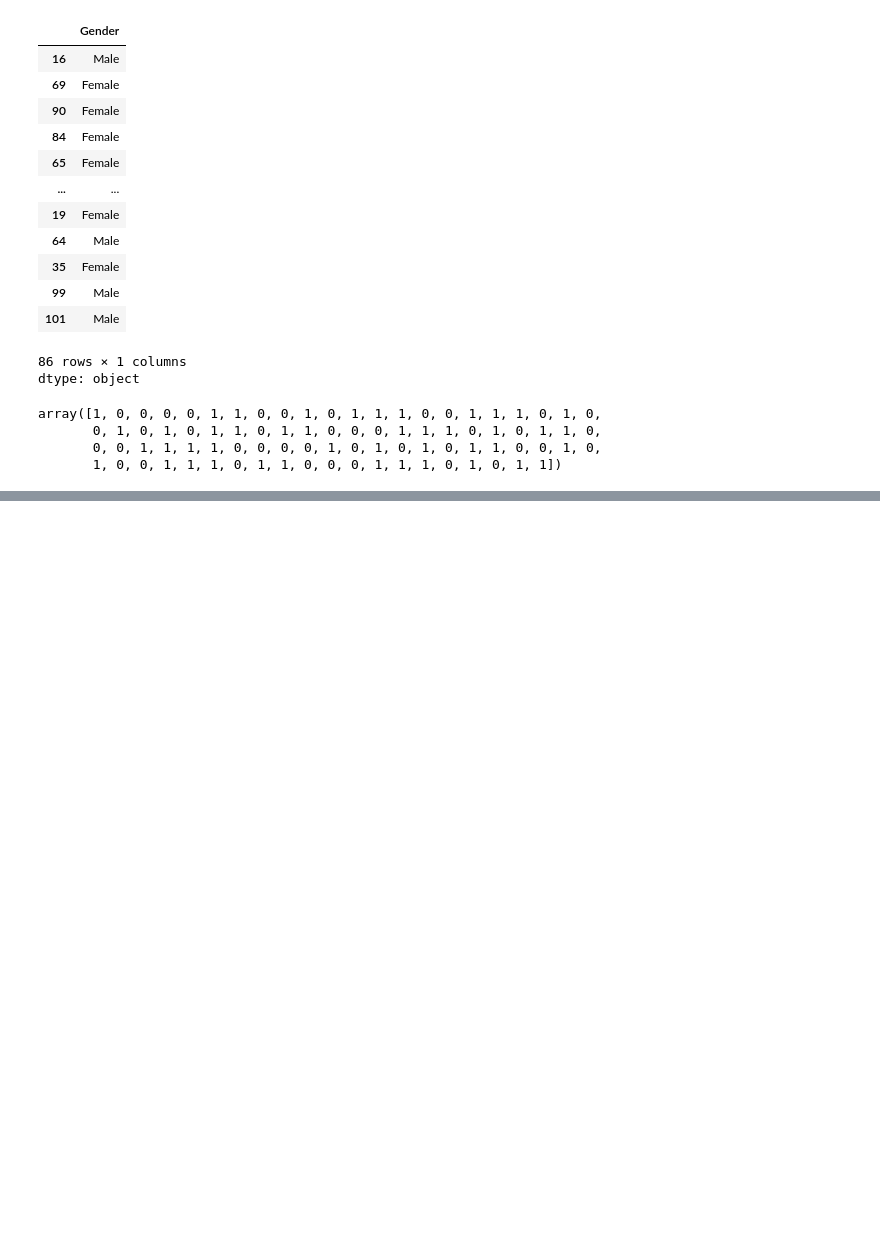
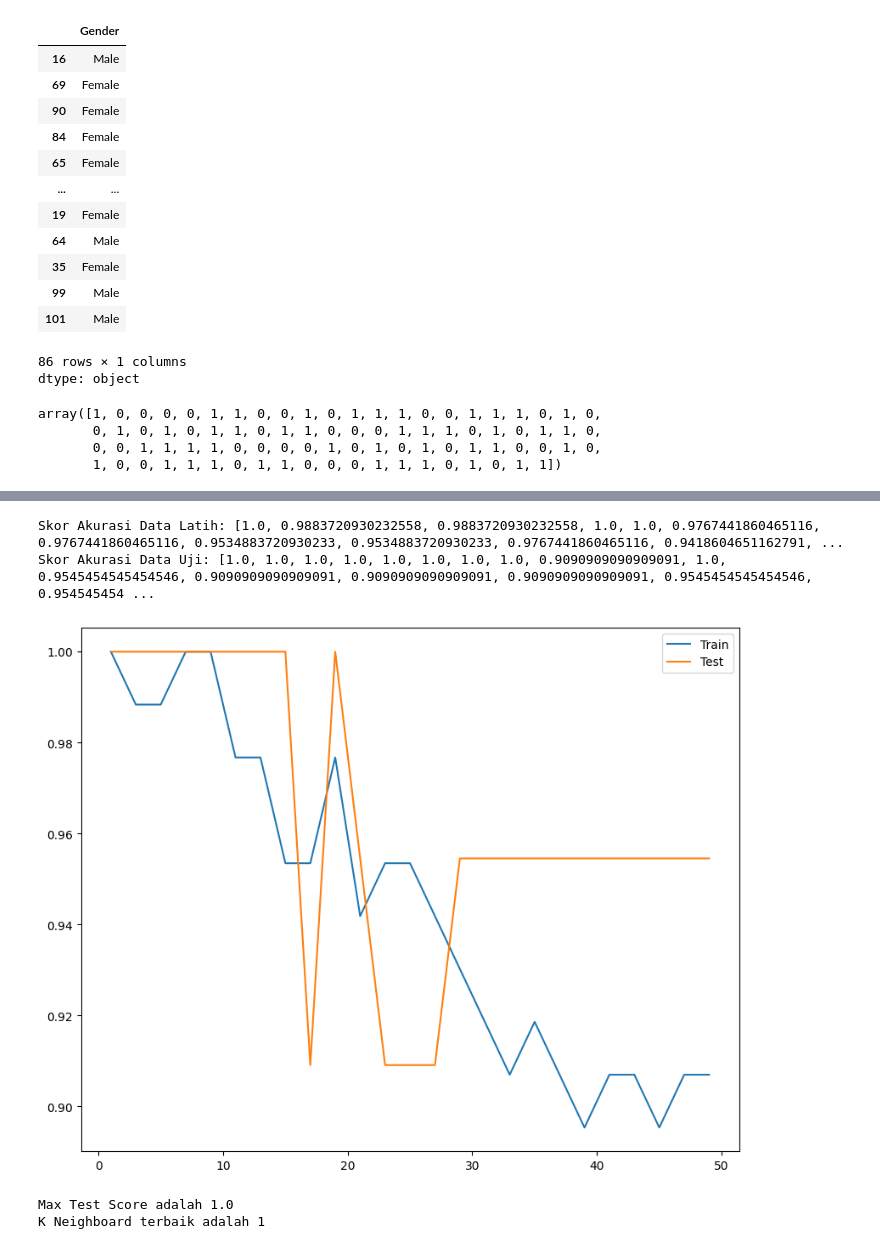
Before and after one commit to JohanPP24/UAS-AI, a Jupyter notebook: Klasifikasi_Obesitas.ipynb, the cells around one changed output, grey strips where cells are left out. Drawn from its saved outputs; the diff is of its cells as text; code cells hidden in the pictures; blank space fills up the shorter version.

```diff
--- a/Klasifikasi_Obesitas.ipynb
+++ b/Klasifikasi_Obesitas.ipynb
@@ -217,0 +324,53 @@ array([1, 0, 0, 0, 0, 1, 1, 0, 0, 1, 0, 1, 1, 1, 0, 0, 1, 1, 1, 0, 1, 0,
+# %%
+# Menentukan range nilai n_neighbors untuk KNN (dari 1 sampai 50, step 2)
+n_ = range(1, 51, 2) # n_ = range(1, 51, 2): Membuat range nilai untuk n_neighbors mulai dari 1 hingga 50 dengan interval 2.
+
+# Menyiapkan list untuk menyimpan hasil skor
+train, test = [], [] # train, test = [], []: Menyiapkan dua list kosong untuk menyimpan skor akurasi model pada data latih dan data uji.
+
+# Melakukan perulangan untuk setiap nilai n_neighbors dalam n_
+for n in n_: # Melakukan iterasi untuk setiap nilai n_neighbors dalam n_.
+    # Inisialisasi model KNN dengan n_neighbors yang berbeda
+    knn = KNeighborsClassifier(n_neighbors=n) # Membuat objek K-Nearest Neighbors dengan nilai n_neighbors yang berbeda.
+
+    # Melatih model menggunakan data latih
+    knn.fit(X_train_scl, Y_train_enc)
+
+    # Menyimpan skor akurasi pada data latih
+    train.append(knn.score(X_train_scl, Y_train_enc))
+
+    # Menyimpan skor akurasi pada data uji
+    test.append(knn.score(X_test_scl, Y_test_enc))
+
+# Menampilkan hasil skor akurasi untuk data latih dan data uji
+print("Skor Akurasi Data Latih:", train)
+print("Skor Akurasi Data Uji:", test)
+# %% [output]
+Skor Akurasi Data Latih: [1.0, 0.9883720930232558, 0.9883720930232558, 1.0, 1.0, 0.9767441860465116, 0.9767441860465116, 0.9534883720930233, 0.9534883720930233, 0.9767441860465116, 0.9418604651162791, ...
+Skor Akurasi Data Uji: [1.0, 1.0, 1.0, 1.0, 1.0, 1.0, 1.0, 1.0, 0.9090909090909091, 1.0, 0.9545454545454546, 0.9090909090909091, 0.9090909090909091, 0.9090909090909091, 0.9545454545454546, 0.954545454 ...
+# %%
+# Mengatur ukuran figure untuk plot
+plt.figure(figsize=(10, 8)) # Menentukan ukuran figure untuk plot (lebar 10 inci, tinggi 8 inci).
+
+# Plot akurasi pada data latih dan data uji
+plt.plot(n_, train, label='Train') # Membuat plot dengan sumbu x adalah n_ (nilai n_neighbors), dan sumbu y adalah train (skor akurasi untuk data latih). Label 'Train' digunakan untuk plot ini.
+plt.plot(n_, test, label='Test') # Membuat plot dengan sumbu x adalah n_ (nilai n_neighbors), dan sumbu y adalah test (skor akurasi untuk data uji). Label 'Test' digunakan untuk plot ini.
+
+# Menambahkan legend untuk membedakan antara data latih dan uji
+plt.legend() # Menambahkan legenda untuk membedakan antara grafik untuk data latih dan data uji.
+
+# Menampilkan plot
+plt.show() # Menampilkan plot tersebut.
+# %% [output]
+[figure, added]
+# %%
+# Menampilkan skor tertinggi untuk data uji
+print(f"Max Test Score adalah {np.max(test)}") # Fungsi np.max() digunakan untuk mendapatkan nilai maksimum dari list atau array test, yang berisi skor akurasi pada data uji.
+
+# Menampilkan nilai n_neighbors terbaik yang memberikan skor tertinggi pada data uji
+print(f"K Neighboard terbaik adalah {n_[np.argmax(test)]}") # mengembalikan indeks dari nilai maksimum dalam array test. Indeks ini digunakan untuk mencari nilai n_neighbors yang menghasilkan akurasi tertinggi.
+
+#n_[np.argmax(test)] Ini adalah cara untuk mengambil nilai n_neighbors yang sesuai dengan indeks nilai maksimum pada array test.
+# %% [output]
+Max Test Score adalah 1.0
+K Neighboard terbaik adalah 1
```
Also changed, not shown: parts of 16 cells of this notebook.
